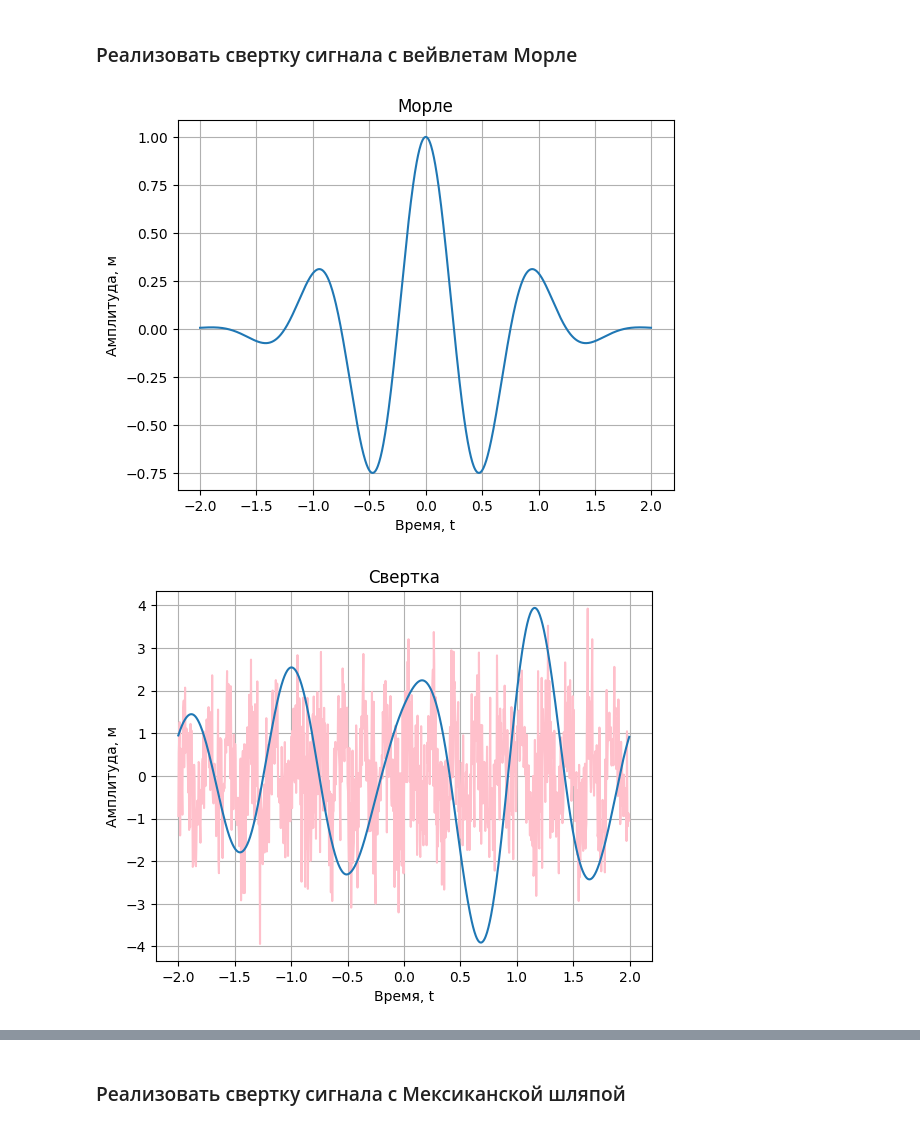
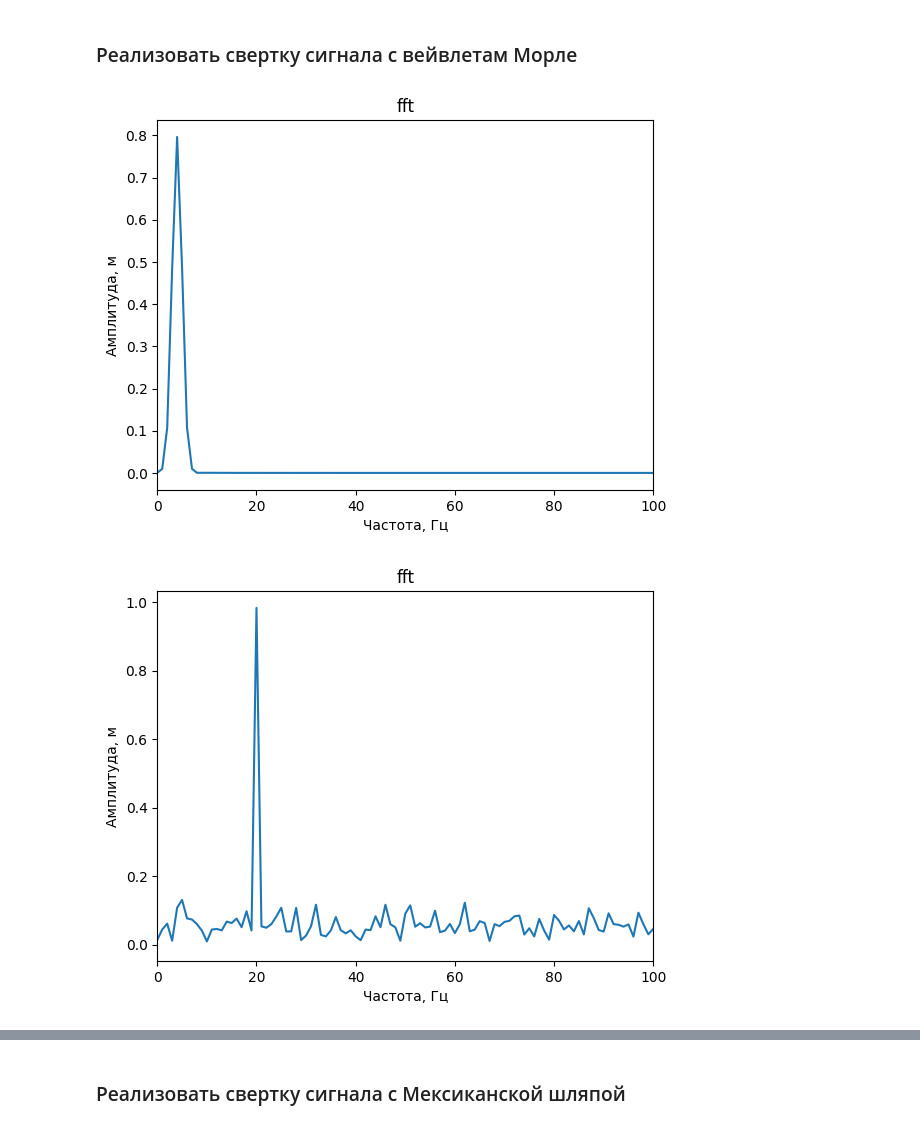
Before and after one commit to PiroJOJO/Digital-signal-processing, a Jupyter notebook: Lab_6/main.ipynb, the cells around one changed output, grey strips where cells are left out. Drawn from its saved outputs; the diff is of its cells as text; code cells hidden in the pictures.

```diff
--- a/Lab_6/main.ipynb
+++ b/Lab_6/main.ipynb
@@ -247,11 +269,14 @@ signal.print_signal(noise)
 ### Реализовать свертку сигнала с вейвлетам Морле
 # %%
 morle = signal.Morle(0.9)
-signal.print_signal(morle, title = 'Морле')
+
+xf, yf = signal.signal_spectrum(morle, print=True)
+signal.signal_spectrum(noise, print=True)
 
 conv_morle = np.fft.ifft(np.fft.fft(morle)*np.fft.fft(noise))
 conv_morle *= max(noise)/max(conv_morle)
 signal.print_signal(conv_morle, y2 = noise, title = 'Свертка')
+signal.signal_spectrum(conv_morle, print=True)
 # %% [output]
-[figure, old version]
+[figure, new version]
-[figure, old version]
+[figure, new version]
```
Also changed, not shown: parts of 8 cells of this notebook.
